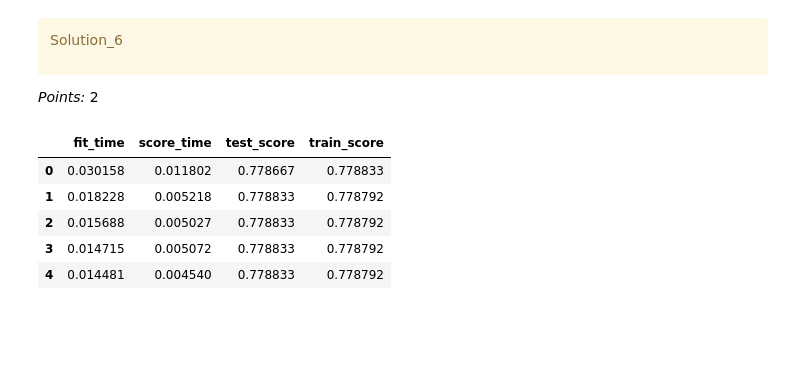
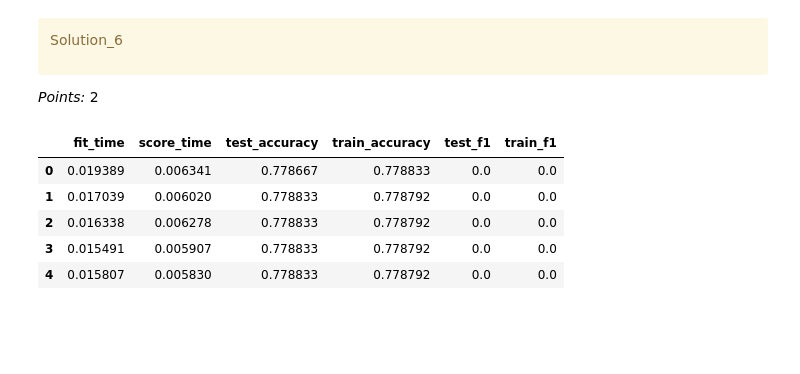
Before and after one commit to adrianlamdev/cpsc330_hw5, a Jupyter notebook: hw5.ipynb, the cells around one changed output. Cells and saved outputs as stored; diff of their text form; code cells hidden in the pictures.

```diff
--- a/hw5.ipynb
+++ b/hw5.ipynb
@@ -363,3 +363,21 @@ Solution_4
 </div>
 
 _Points:_ 1
+# %%
+# Adding new columns for feature engineering
+for df in [X_train, X_test]:
+    # Payment status features
+    df['avg_pay_stat'] = df[['PAY_0', 'PAY_2', 'PAY_3', 'PAY_4', 'PAY_5', 'PAY_6']].mean(axis=1)
+    df['payment_delays'] = (df[['PAY_0', 'PAY_2', 'PAY_3', 'PAY_4', 'PAY_5', 'PAY_6']] > 0).sum(axis=1)
+
+    # Bill-related features
+    df['avg_bill'] = df[['BILL_AMT1', 'BILL_AMT2', 'BILL_AMT3', 'BILL_AMT4', 'BILL_AMT5', 'BILL_AMT6']].mean(axis=1)
+    df['avg_payment'] = df[['PAY_AMT1', 'PAY_AMT2', 'PAY_AMT3', 'PAY_AMT4', 'PAY_AMT5', 'PAY_AMT6']].mean(axis=1)
+
+    # Ratios
+    df['utilization'] = df['avg_bill'] / df['LIMIT_BAL']
+    df['payment_ratio'] = df['avg_payment'] / df['avg_bill'].replace(0, 1)  # needed since i was getting division by 0
+
+new_numeric_features = ['avg_pay_stat', 'payment_delays', 'avg_bill', 'avg_payment', 'utilization', 'payment_ratio']
+
+display(X_train)
@@ -388,7 +421,7 @@ Solution_5
 _Points:_ 10
 # %%
 # Define column types
-numeric_features = [
+numeric_features = new_numeric_features + [
     'LIMIT_BAL', 'AGE',
     'BILL_AMT1', 'BILL_AMT2', 'BILL_AMT3', 'BILL_AMT4', 'BILL_AMT5', 'BILL_AMT6',
     'PAY_AMT1', 'PAY_AMT2', 'PAY_AMT3', 'PAY_AMT4', 'PAY_AMT5', 'PAY_AMT6'
@@ -422,3 +455,5 @@ preprocessor = make_column_transformer(
         unknown_value=-999
     ), education_feature)
 )
+
+preprocessor
@@ -446,26 +499,27 @@ _Points:_ 2
 # %%
 results_dict = {}
 
 dummy = DummyClassifier(strategy="most_frequent", random_state=42)
 pipe_dc = make_pipeline(preprocessor, dummy)
 
 cv_results = cross_validate(
     pipe_dc,
     X_train,
     y_train,
     cv=5,
+    scoring=['accuracy', 'f1'],
     return_train_score=True
 )
 
 cv_results_df = pd.DataFrame(cv_results)
 cv_results_df
 # %% [output]
-|  | fit_time | score_time | test_score | train_score |
-| 0 | 0.030158 | 0.011802 | 0.778667 | 0.778833 |
-| 1 | 0.018228 | 0.005218 | 0.778833 | 0.778792 |
-| 2 | 0.015688 | 0.005027 | 0.778833 | 0.778792 |
-| 3 | 0.014715 | 0.005072 | 0.778833 | 0.778792 |
-| 4 | 0.014481 | 0.004540 | 0.778833 | 0.778792 |
+|  | fit_time | score_time | test_accuracy | train_accuracy | test_f1 | train_f1 |
+| 0 | 0.019389 | 0.006341 | 0.778667 | 0.778833 | 0.0 | 0.0 |
+| 1 | 0.017039 | 0.006020 | 0.778833 | 0.778792 | 0.0 | 0.0 |
+| 2 | 0.016338 | 0.006278 | 0.778833 | 0.778792 | 0.0 | 0.0 |
+| 3 | 0.015491 | 0.005907 | 0.778833 | 0.778792 | 0.0 | 0.0 |
+| 4 | 0.015807 | 0.005830 | 0.778833 | 0.778792 | 0.0 | 0.0 |
 # %% [markdown]
 <!-- END QUESTION -->
 
```
Also changed, not shown: parts of 49 cells of this notebook, 2 other files.
